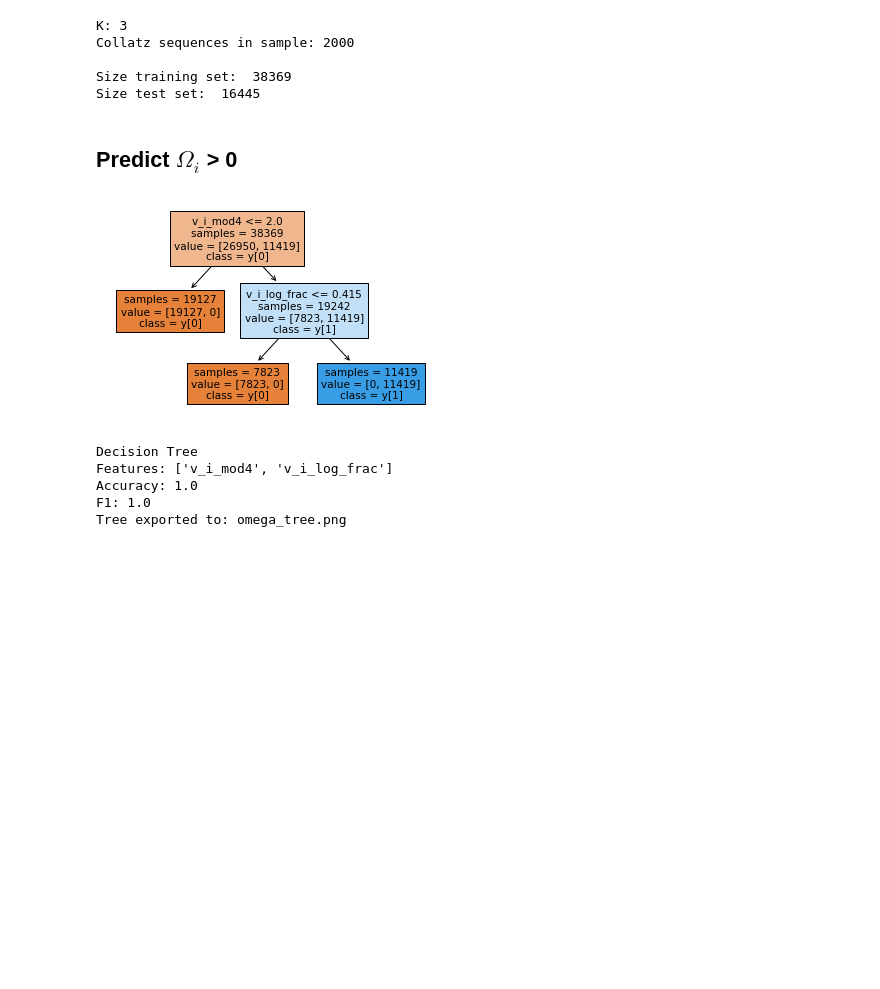
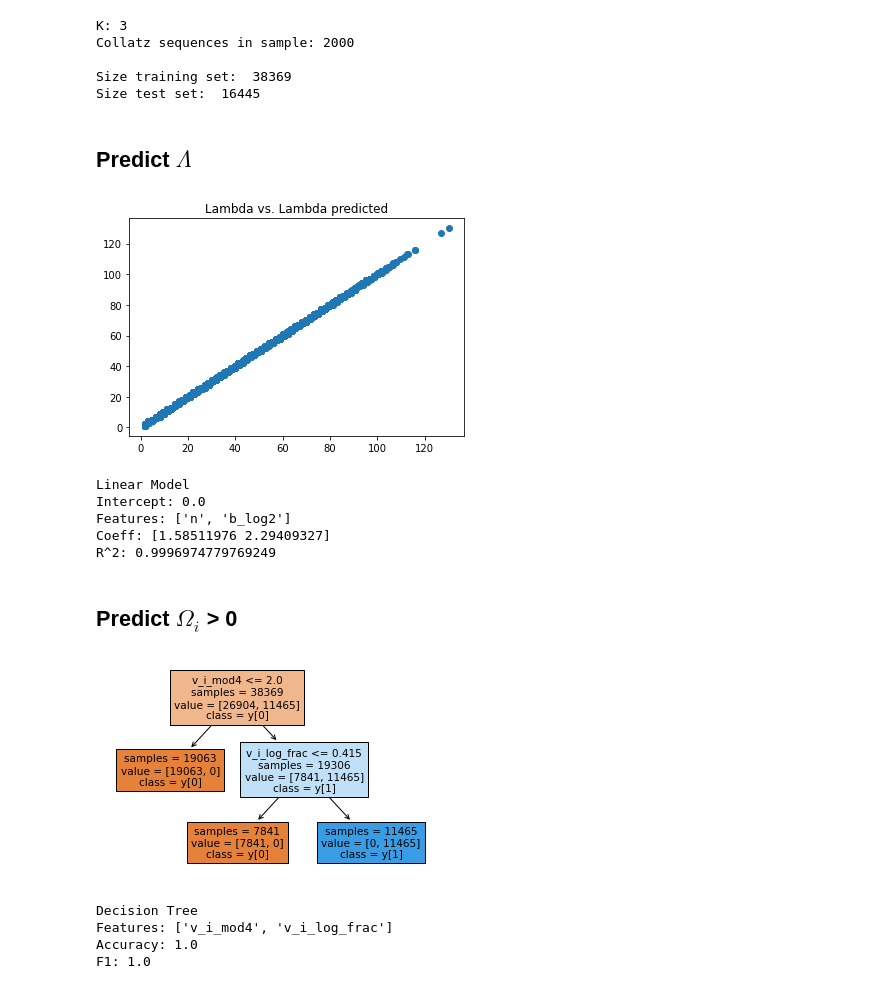
Before and after one commit to c4ristian/collatz, a Jupyter notebook: notebooks/ml/binary_learner.ipynb, the cells around one changed output. Drawn from its saved outputs; the diff is of its cells as text; code cells hidden in the pictures; blank space fills up the shorter version.

Commit message:
Prediction of lambda implemented

```diff
--- a/notebooks/ml/binary_learner.ipynb
+++ b/notebooks/ml/binary_learner.ipynb
@@ -19,6 +19,7 @@ import sys
 sys.path.append("../..")
 
 from pathlib import Path
+from math import log2
 import matplotlib.pyplot as plt
 import pandas as pd
 import numpy as np
@@ -52,6 +53,9 @@ print("K:", K_FACTOR)
 print("Collatz sequences in sample:", sequence_count, "\n")
 
 # Derive additional features
+analysis_frame["b_log2"] = analysis_frame["b"].apply(log2)
+analysis_frame["v_1_log2"] = analysis_frame["v_1"].apply(log2)
+analysis_frame["v_1_log_frac"] = analysis_frame["v_1_log2"] % 1
 analysis_frame["v_i_log_frac"] = analysis_frame["v_i_log2"] % 1
 analysis_frame["o_i_pos"] = np.where(analysis_frame["o_i"] > 0, 1, 0)
 
@@ -66,6 +70,47 @@ Collatz sequences in sample: 2000
 
 Size training set:  38369
 Size test set:  16445
+# %% [markdown]
+## Predict $\Lambda$
+# %%
+# Features
+lambda_target = "l"
+lambda_features = ["n", "b_log2"]
+
+# Create Training Set
+lambda_training_target = training_frame[lambda_target]
+lambda_training_features = training_frame[lambda_features]
+
+# Create Test set
+lambda_test_target = test_frame[lambda_target]
+lambda_test_features = test_frame[lambda_features]
+
+# Train Linear Model
+lambda_regression = linear_model.LinearRegression()
+lambda_regression.fit_intercept = False
+lambda_regression.fit(lambda_training_features, lambda_training_target)
+
+# Test Model
+lambda_predicted = lambda_regression.predict(lambda_test_features)
+
+plt.figure()
+plt.title("Lambda vs. Lambda predicted")
+plt.plot(lambda_predicted, lambda_test_target,  "o")
+plt.show()
+
+print("Linear Model")
+print("Intercept:", lambda_regression.intercept_)
+print("Features:", lambda_features)
+print("Coeff:", lambda_regression.coef_)
+print("R^2:", lambda_regression.score(
+    lambda_training_features, lambda_training_target))
+# %% [output]
+[figure, added]
+Linear Model
+Intercept: 0.0
+Features: ['n', 'b_log2']
+Coeff: [1.58511976 2.29409327]
+R^2: 0.9996974779769249
 # %% [markdown]
 ## Predict $\Omega_i$ > 0
 # %%
@@ -119,4 +164,3 @@ Decision Tree
 Features: ['v_i_mod4', 'v_i_log_frac']
 Accuracy: 1.0
 F1: 1.0
-Tree exported to: omega_tree.png
```
